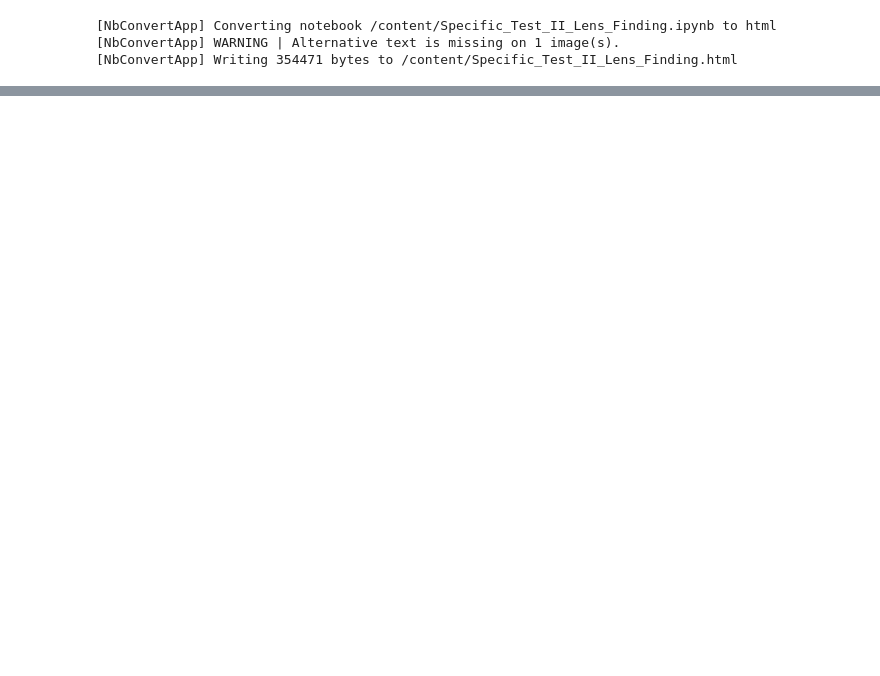
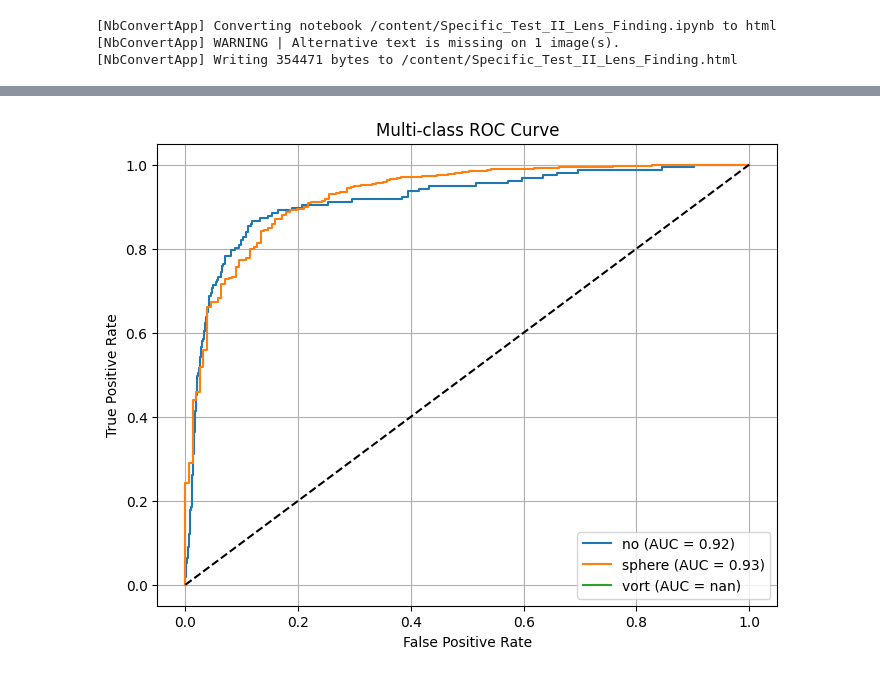
Before and after one commit to Aman-Singh-Akhand/Deep-Lens, a Jupyter notebook: Specific_Test_II_Lens_Finding.ipynb, the cells around one changed output, grey strips where cells are left out. Cells and saved outputs as stored; diff of their text form; code cells hidden in the pictures; blank space fills up the shorter version.

```diff
--- a/Specific_Test_II_Lens_Finding.ipynb
+++ b/Specific_Test_II_Lens_Finding.ipynb
@@ -153,0 +240,20 @@ jupyter nbconvert --to html /content/Specific_Test_II_Lens_Finding.ipynb
+# %%
+# Build the model
+model = build_pinn_model(input_shape=(64, 64, 3))
+
+# Compile the model for multi-label classification
+model.compile(optimizer=Adam(1e-4), loss='sparse_categorical_crossentropy', metrics=['accuracy'])
+
+# Define callbacks
+callbacks = [
+    EarlyStopping(patience=10, restore_best_weights=True),
+    ReduceLROnPlateau(patience=5, factor=0.5, min_lr=1e-6)
+]
+# %%
+history = model.fit(
+    X_train, y_train,  # Training data and labels
+    epochs=15,         # Number of epochs
+    batch_size=32,     # Batch size
+    validation_data=(X_val, y_val),  # Validation data
+    callbacks=callbacks  # Apply callbacks
+)
@@ -153,0 +278,30 @@ jupyter nbconvert --to html /content/Specific_Test_II_Lens_Finding.ipynb
+# %%
+from sklearn.metrics import roc_auc_score, roc_curve
+import matplotlib.pyplot as plt
+
+# Get predictions
+y_probs = model.predict(X_test)
+y_true = y_test
+
+# Compute AUC
+auc_score = roc_auc_score(y_true, y_probs, multi_class='ovr')
+print(f"AUC Score: {auc_score:.4f}")
+
+# ROC Curve (one-vs-rest for each class)
+fpr = {}
+tpr = {}
+for i in range(3):  # Assuming 3 classes
+    fpr[i], tpr[i], _ = roc_curve(y_true[:, i], y_probs[:, i])
+
+# Plot ROC Curves
+plt.figure(figsize=(8,6))
+for i, label in enumerate(['no', 'sphere', 'vort']):
+    plt.plot(fpr[i], tpr[i], label=f'{label} (AUC = {roc_auc_score(y_true[:, i], y_probs[:, i]):.2f})')
+plt.plot([0, 1], [0, 1], 'k--')
+plt.title('Multi-class ROC Curve')
+plt.xlabel('False Positive Rate')
+plt.ylabel('True Positive Rate')
+plt.legend()
+plt.grid(True)
+plt.show()
+# %% [output]
@@ -153,0 +310 @@ jupyter nbconvert --to html /content/Specific_Test_II_Lens_Finding.ipynb
+[figure, added]
```
Also changed, not shown: parts of 18 cells of this notebook.
